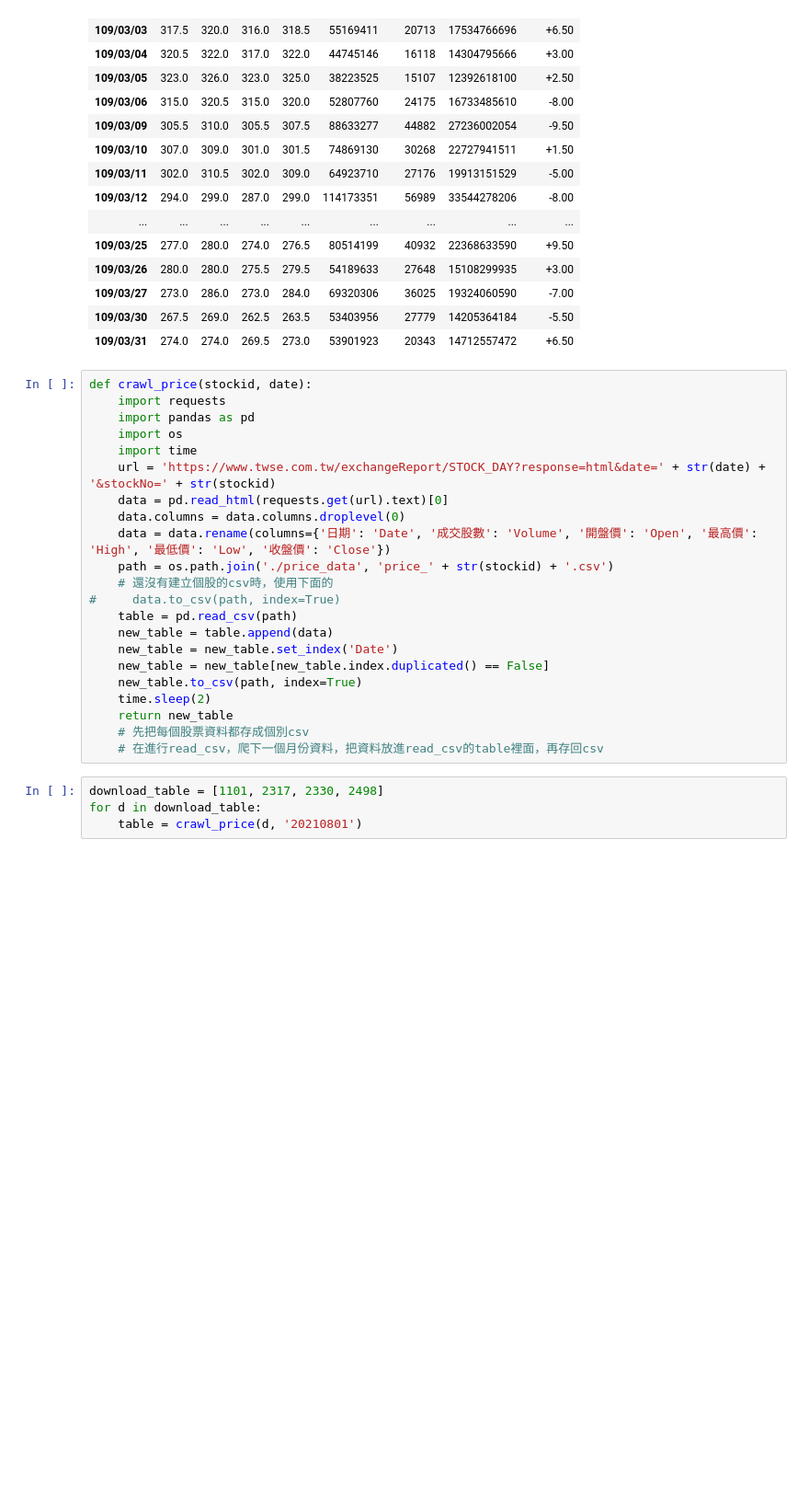
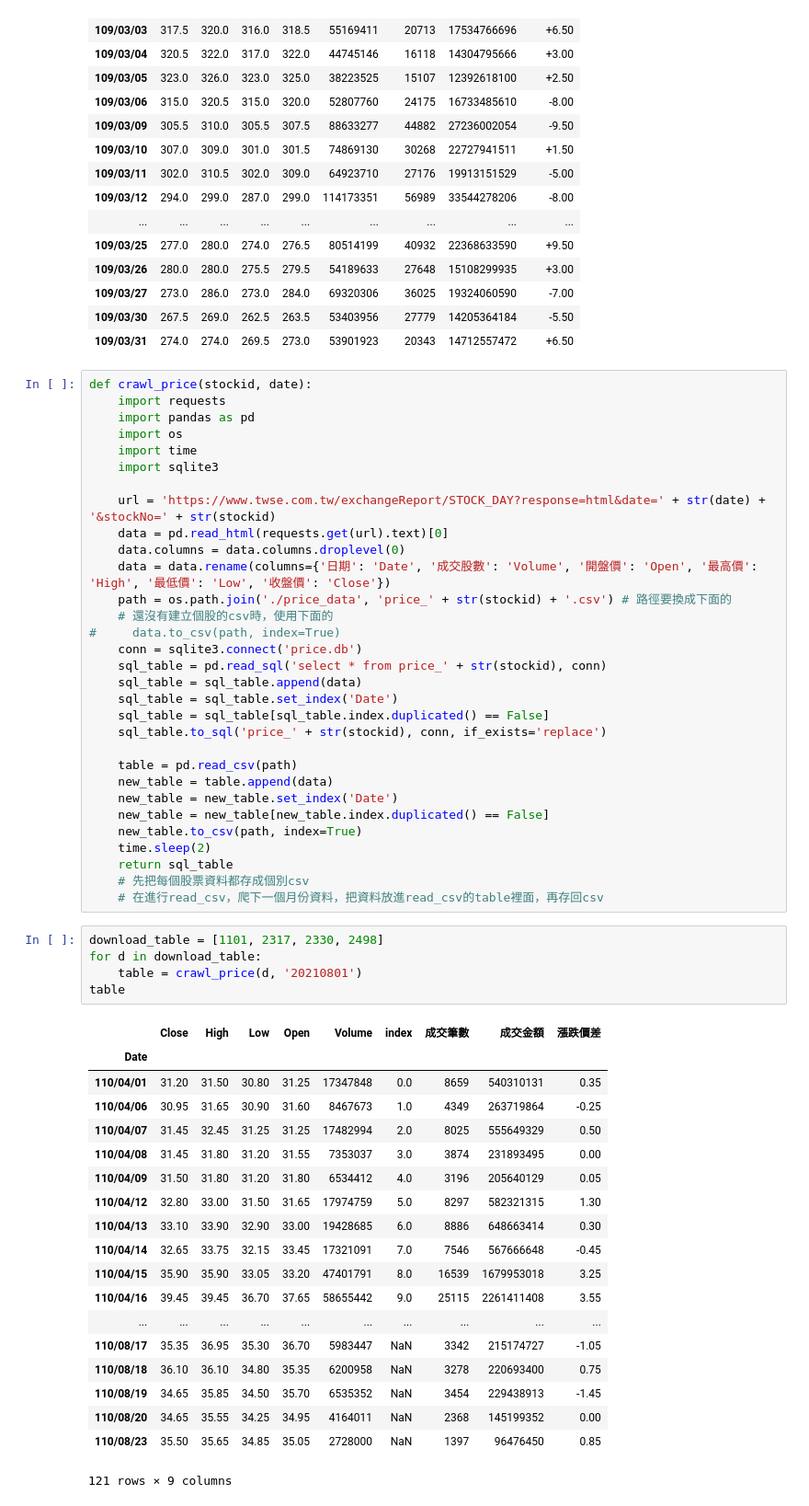
Before and after one commit to renguangz/stockapp, a Jupyter notebook: api/data/crawl_stock_price.ipynb, the cells around one changed output. Shown at 92% size. Saved outputs shown, nothing was run; the diff lists cells and outputs as text; blank space fills up the shorter version.

```diff
--- a/api/data/crawl_stock_price.ipynb
+++ b/api/data/crawl_stock_price.ipynb
@@ -80,23 +80,53 @@ def crawl_price(stockid, date):
     import pandas as pd
     import os
     import time
+    import sqlite3
+
     url = 'https://www.twse.com.tw/exchangeReport/STOCK_DAY?response=html&date=' + str(date) + '&stockNo=' + str(stockid)
     data = pd.read_html(requests.get(url).text)[0]
     data.columns = data.columns.droplevel(0)
     data = data.rename(columns={'日期': 'Date', '成交股數': 'Volume', '開盤價': 'Open', '最高價': 'High', '最低價': 'Low', '收盤價': 'Close'})
-    path = os.path.join('./price_data', 'price_' + str(stockid) + '.csv')
+    path = os.path.join('./price_data', 'price_' + str(stockid) + '.csv') # 路徑要換成下面的
     # 還沒有建立個股的csv時，使用下面的
 #     data.to_csv(path, index=True)
+    conn = sqlite3.connect('price.db')
+    sql_table = pd.read_sql('select * from price_' + str(stockid), conn)
+    sql_table = sql_table.append(data)
+    sql_table = sql_table.set_index('Date')
+    sql_table = sql_table[sql_table.index.duplicated() == False]
+    sql_table.to_sql('price_' + str(stockid), conn, if_exists='replace')
+
     table = pd.read_csv(path)
     new_table = table.append(data)
     new_table = new_table.set_index('Date')
     new_table = new_table[new_table.index.duplicated() == False]
     new_table.to_csv(path, index=True)
     time.sleep(2)
-    return new_table
+    return sql_table
     # 先把每個股票資料都存成個別csv
     # 在進行read_csv，爬下一個月份資料，把資料放進read_csv的table裡面，再存回csv
 # %%
 download_table = [1101, 2317, 2330, 2498]
 for d in download_table:
     table = crawl_price(d, '20210801')
+table
+# %% [output]
+|  | Close | High | Low | Open | Volume | index | 成交筆數 | 成交金額 | 漲跌價差 |
+| Date |  |  |  |  |  |  |  |  |  |
+| 110/04/01 | 31.20 | 31.50 | 30.80 | 31.25 | 17347848 | 0.0 | 8659 | 540310131 | 0.35 |
+| 110/04/06 | 30.95 | 31.65 | 30.90 | 31.60 | 8467673 | 1.0 | 4349 | 263719864 | -0.25 |
+| 110/04/07 | 31.45 | 32.45 | 31.25 | 31.25 | 17482994 | 2.0 | 8025 | 555649329 | 0.50 |
+| 110/04/08 | 31.45 | 31.80 | 31.20 | 31.55 | 7353037 | 3.0 | 3874 | 231893495 | 0.00 |
+| 110/04/09 | 31.50 | 31.80 | 31.20 | 31.80 | 6534412 | 4.0 | 3196 | 205640129 | 0.05 |
+| 110/04/12 | 32.80 | 33.00 | 31.50 | 31.65 | 17974759 | 5.0 | 8297 | 582321315 | 1.30 |
+| 110/04/13 | 33.10 | 33.90 | 32.90 | 33.00 | 19428685 | 6.0 | 8886 | 648663414 | 0.30 |
+| 110/04/14 | 32.65 | 33.75 | 32.15 | 33.45 | 17321091 | 7.0 | 7546 | 567666648 | -0.45 |
+| 110/04/15 | 35.90 | 35.90 | 33.05 | 33.20 | 47401791 | 8.0 | 16539 | 1679953018 | 3.25 |
+| 110/04/16 | 39.45 | 39.45 | 36.70 | 37.65 | 58655442 | 9.0 | 25115 | 2261411408 | 3.55 |
+| ... | ... | ... | ... | ... | ... | ... | ... | ... | ... |
+| 110/08/17 | 35.35 | 36.95 | 35.30 | 36.70 | 5983447 | NaN | 3342 | 215174727 | -1.05 |
+| 110/08/18 | 36.10 | 36.10 | 34.80 | 35.35 | 6200958 | NaN | 3278 | 220693400 | 0.75 |
+| 110/08/19 | 34.65 | 35.85 | 34.50 | 35.70 | 6535352 | NaN | 3454 | 229438913 | -1.45 |
+| 110/08/20 | 34.65 | 35.55 | 34.25 | 34.95 | 4164011 | NaN | 2368 | 145199352 | 0.00 |
+| 110/08/23 | 35.50 | 35.65 | 34.85 | 35.05 | 2728000 | NaN | 1397 | 96476450 | 0.85 |
+121 rows × 9 columns
```
Also changed, not shown: parts of 4 cells of this notebook, 14 other files.
